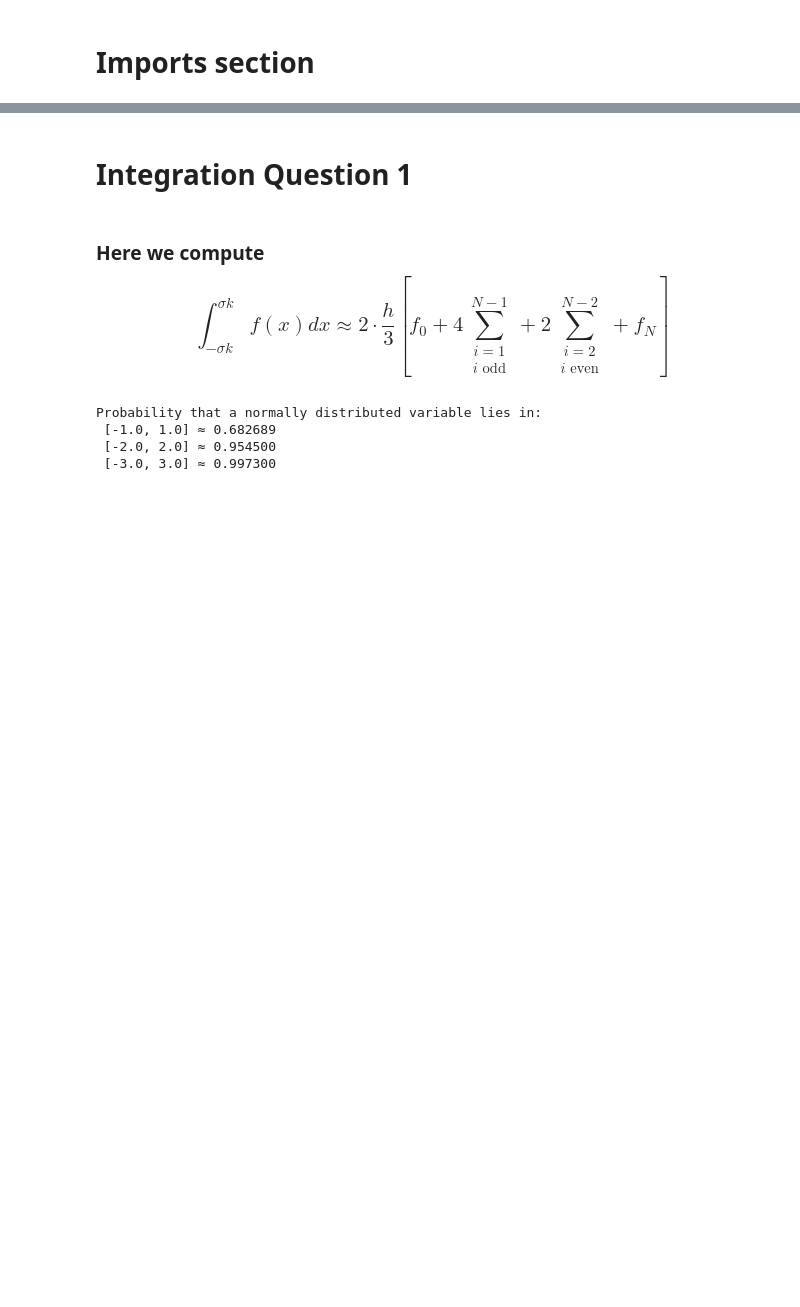
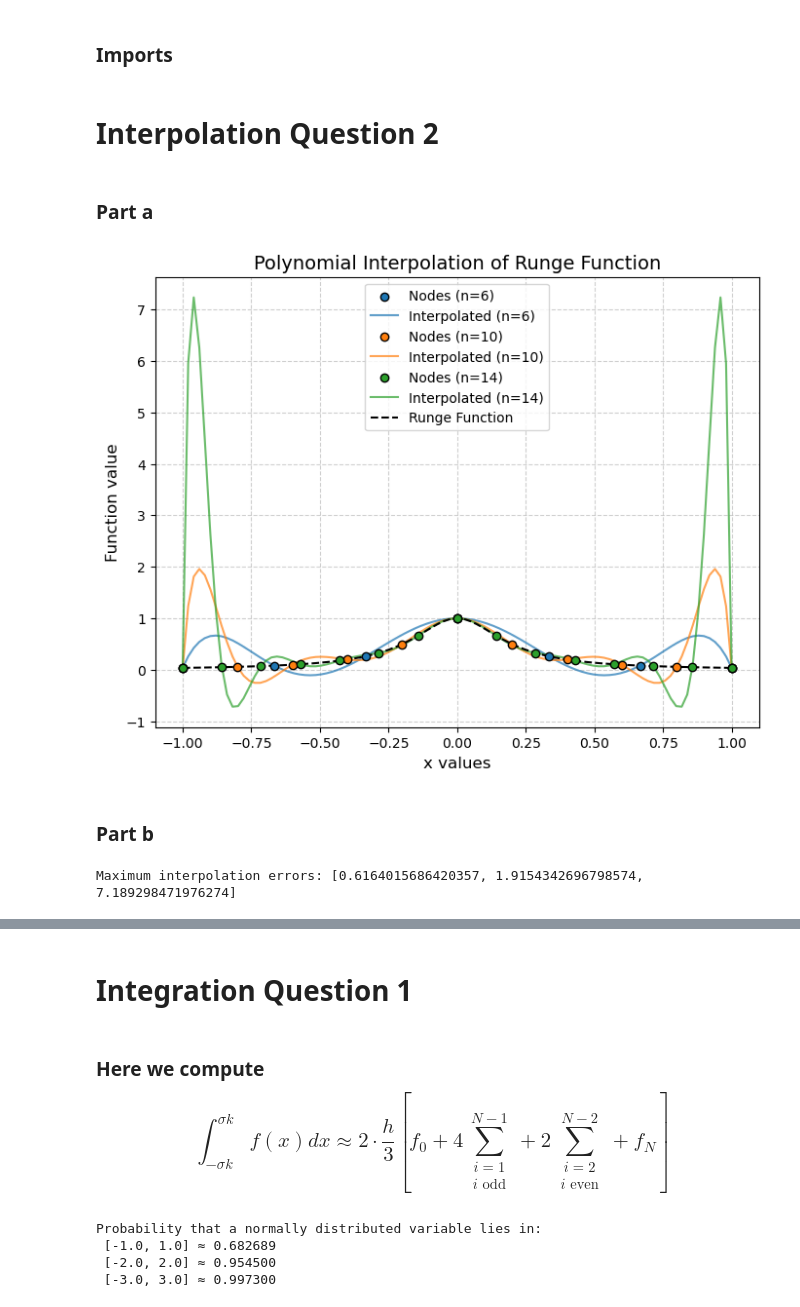
Before and after one commit to Luiser13/NLA_SFL, a Jupyter notebook: HW2.ipynb, the cells around one changed output, grey strips where cells are left out. Cells and saved outputs as stored; diff of their text form; code cells hidden in the pictures; blank space fills up the shorter version.

Commit message:
Added interpolation excercise 2

```diff
--- a/HW2.ipynb
+++ b/HW2.ipynb
@@ -1,5 +1,5 @@
 # %% [markdown]
-# Imports section
+### Imports
 # %%
 from scipy.special import ellipe as ellipse
 from scipy.special import erf as erf
@@ -6,0 +8,57 @@ import numpy as np
+# %% [markdown]
+# Interpolation Question 2
+# %% [markdown]
+### Part a
+# %%
+def runge_function(x_values):
+    return 1 / (1 + 25 * x_values**2)
+
+# Part a
+x_smooth = np.linspace(-1, 1, 100)
+n_vals = [6, 10, 14]
+poly_interp_list = []
+
+plt.figure(figsize=(8, 6))
+
+for n in n_vals:
+    x_list = []
+    points = []
+
+    for i in range(0, n+1):
+        x_values = 2 * i / n - 1
+        point = runge_function(x_values)
+        points.append(point)
+        x_list.append(x_values)
+
+    # Compute interpolation polynomial
+    poly_coeffs = np.polyfit(x_list, points, n)
+    poly_interp = np.polyval(poly_coeffs, x_smooth)
+    poly_interp_list.append(poly_interp)
+
+    # Plot interpolation points and curves
+    plt.scatter(x_list, points, marker='o', label=f'Nodes (n={n})', edgecolors='black', zorder=3)
+    plt.plot(x_smooth, poly_interp, linestyle='-', alpha=0.7, label=f'Interpolated (n={n})')
+
+# True function plot
+y_true = runge_function(x_smooth)
+plt.plot(x_smooth, y_true, 'k--', label='Runge Function', linewidth=1.5)
+
+# Labels
+plt.xlabel('x values', fontsize=12)
+plt.ylabel('Function value', fontsize=12)
+plt.title('Polynomial Interpolation of Runge Function', fontsize=14)
+plt.legend()
+plt.grid(True, linestyle='--', alpha=0.6)
+plt.show()
+# %% [output]
+[figure, added]
+# %% [markdown]
+### Part b
+# %%
+# Part b
+max_errors_list = [np.max(np.abs(y_true - p)) for p in poly_interp_list]
+
+# Display max errors
+print("Maximum interpolation errors:", max_errors_list)
+# %% [output]
+Maximum interpolation errors: [0.6164015686420357, 1.9154342696798574, 7.189298471976274]
```
Also changed, not shown: parts of 4 cells of this notebook.
